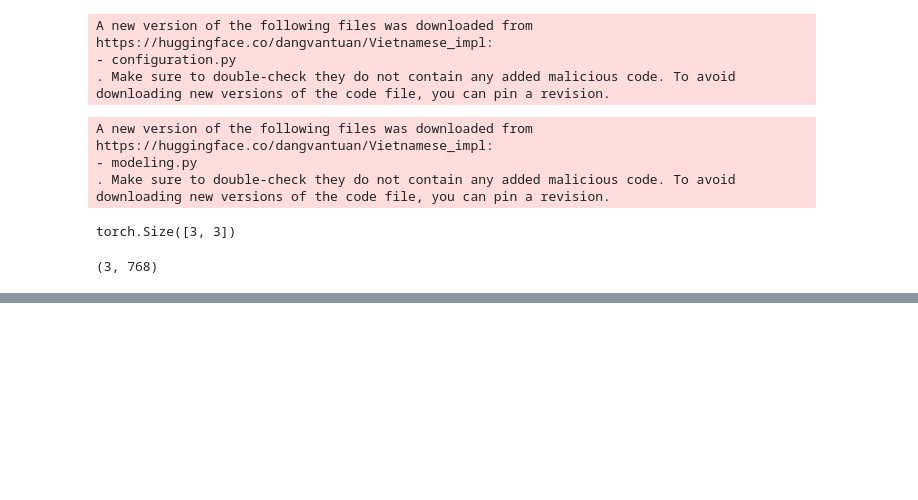
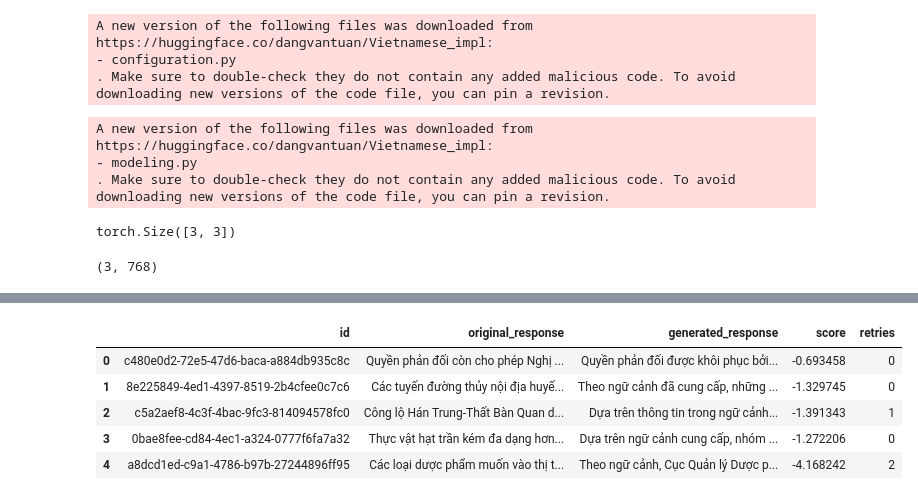
Before and after one commit to datnguyen305/llm, a Jupyter notebook: notebooks/llm.ipynb, the cells around one changed output, grey strips where cells are left out. Drawn from its saved outputs; the diff is of its cells as text; code cells hidden in the pictures; blank space fills up the shorter version.

```diff
--- a/notebooks/llm.ipynb
+++ b/notebooks/llm.ipynb
@@ -155,0 +186,9 @@ embeddings.shape
+# %%
+data.head()
+# %% [output]
+|  | id | original_response | generated_response | score | retries |
+| 0 | c480e0d2-72e5-47d6-baca-a884db935c8c | Quyền phản đối còn cho phép Nghị ... | Quyền phản đối được khôi phục bởi... | -0.693458 | 0 |
+| 1 | 8e225849-4ed1-4397-8519-2b4cfee0c7c6 | Các tuyến đường thủy nội địa huyế... | Theo ngữ cảnh đã cung cấp, những ... | -1.329745 | 0 |
+| 2 | c5a2aef8-4c3f-4bac-9fc3-814094578fc0 | Công lộ Hán Trung-Thất Bàn Quan d... | Dựa trên thông tin trong ngữ cảnh... | -1.391343 | 1 |
+| 3 | 0bae8fee-cd84-4ec1-a324-0777f6fa7a32 | Thực vật hạt trần kém đa dạng hơn... | Dựa trên ngữ cảnh cung cấp, nhóm ... | -1.272206 | 0 |
+| 4 | a8dcd1ed-c9a1-4786-b97b-27244896ff95 | Các loại dược phẩm muốn vào thị t... | Theo ngữ cảnh, Cục Quản lý Dược p... | -4.168242 | 2 |
```
Also changed, not shown: parts of 6 cells of this notebook, 8 other files.
